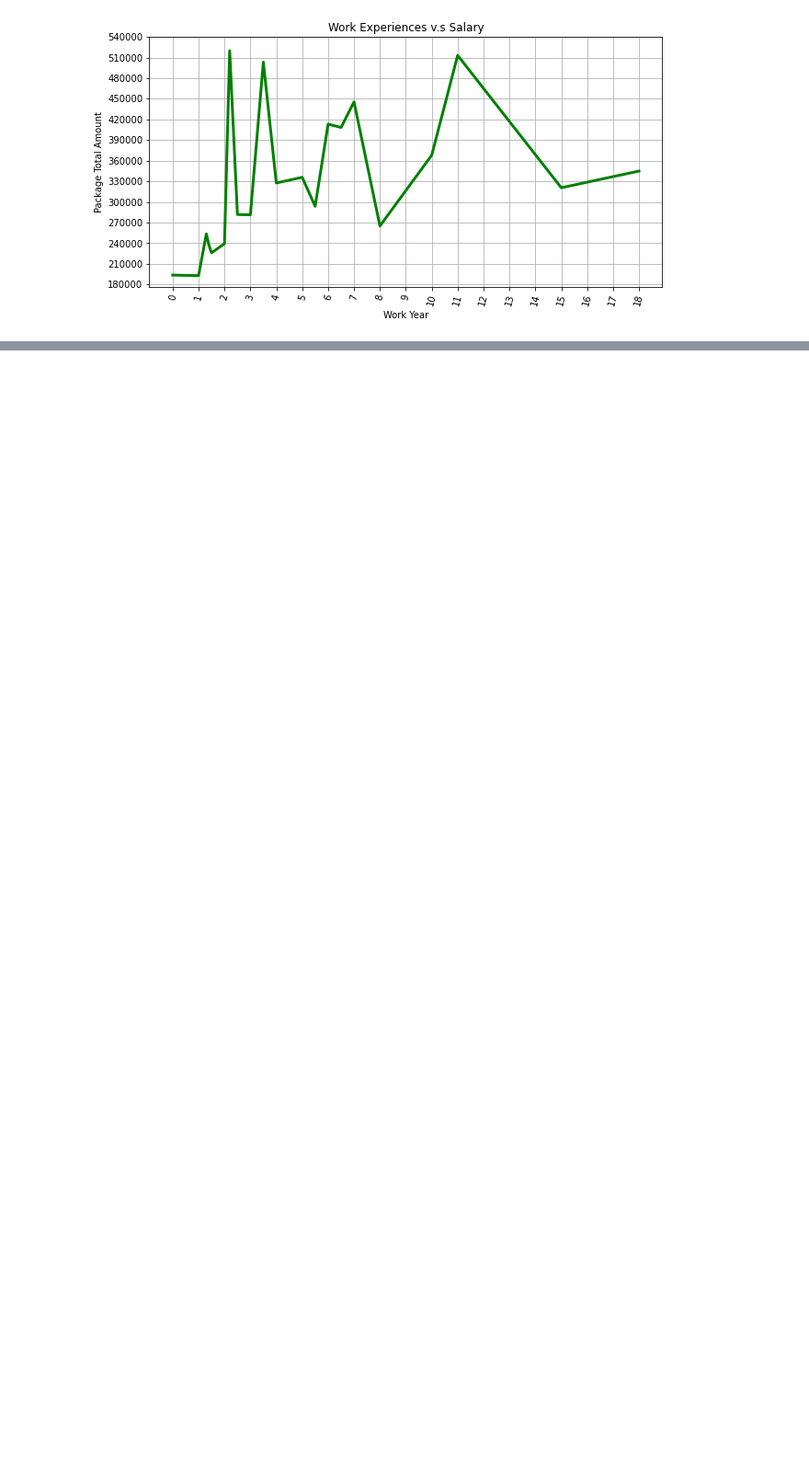
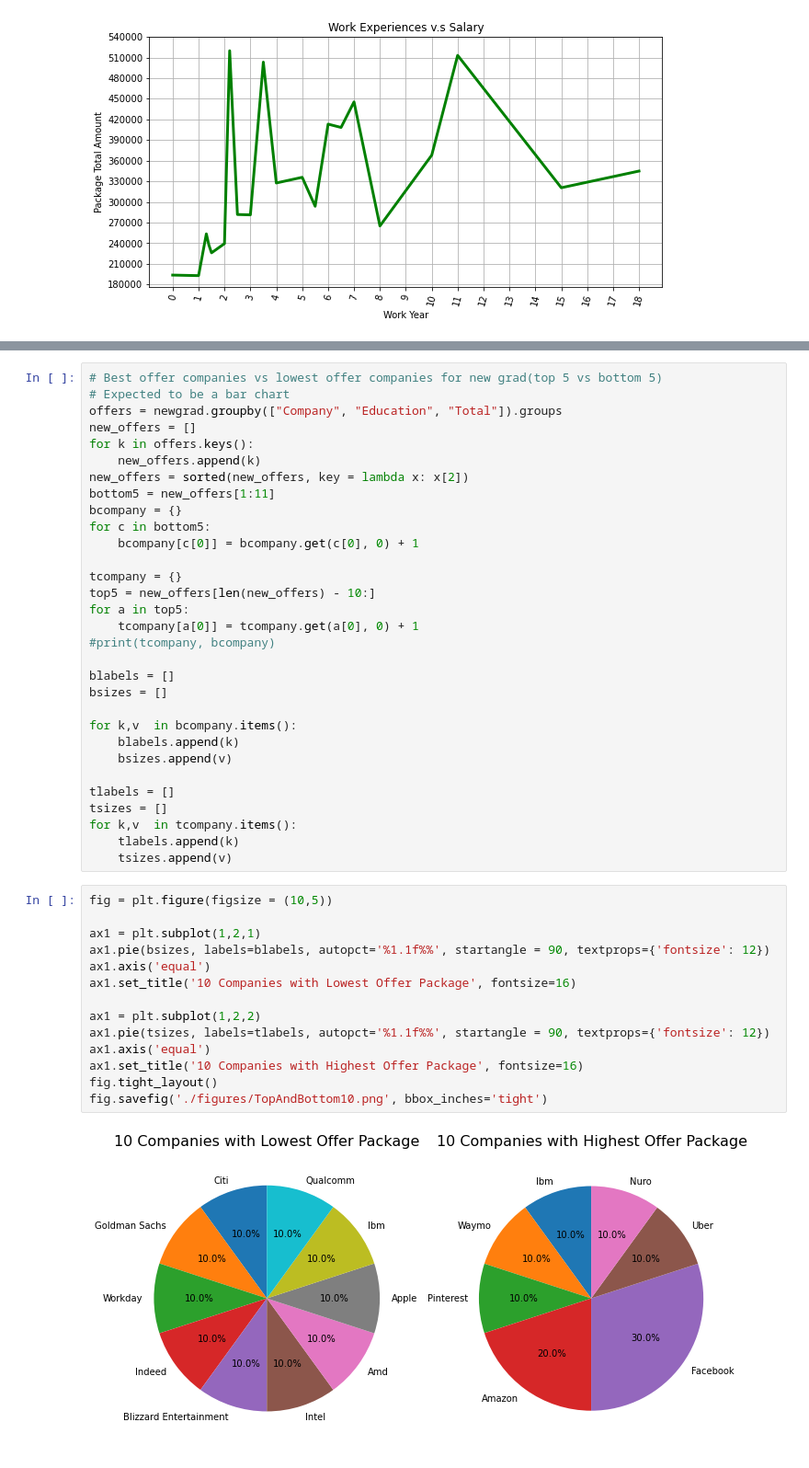
Before and after one commit to dorothyjx/damg-6105-Final-Project, a Jupyter notebook: project_final.ipynb, the cells around one changed output, grey strips where cells are left out. Shown at 92% size. Saved outputs shown, nothing was run; the diff lists cells and outputs as text; blank space fills up the shorter version.

```diff
--- a/project_final.ipynb
+++ b/project_final.ipynb
@@ -602,0 +603,47 @@ plt.savefig('./figures/ReturnOffer.png', bbox_inches='tight')
+# %%
+# Best offer companies vs lowest offer companies for new grad(top 5 vs bottom 5)
+# Expected to be a bar chart
+offers = newgrad.groupby(["Company", "Education", "Total"]).groups
+new_offers = []
+for k in offers.keys():
+    new_offers.append(k)
+new_offers = sorted(new_offers, key = lambda x: x[2])
+bottom5 = new_offers[1:11]
+bcompany = {}
+for c in bottom5:
+    bcompany[c[0]] = bcompany.get(c[0], 0) + 1
+
+tcompany = {}
+top5 = new_offers[len(new_offers) - 10:]
+for a in top5:
+    tcompany[a[0]] = tcompany.get(a[0], 0) + 1
+#print(tcompany, bcompany)
+
+blabels = []
+bsizes = []
+
+for k,v  in bcompany.items():
+    blabels.append(k)
+    bsizes.append(v)
+
+tlabels = []
+tsizes = []
+for k,v  in tcompany.items():
+    tlabels.append(k)
+    tsizes.append(v)
+# %%
+fig = plt.figure(figsize = (10,5))
+
+ax1 = plt.subplot(1,2,1)
+ax1.pie(bsizes, labels=blabels, autopct='%1.1f%%', startangle = 90, textprops={'fontsize': 12})
+ax1.axis('equal')
+ax1.set_title('10 Companies with Lowest Offer Package', fontsize=16)
+
+ax1 = plt.subplot(1,2,2)
+ax1.pie(tsizes, labels=tlabels, autopct='%1.1f%%', startangle = 90, textprops={'fontsize': 12})
+ax1.axis('equal')
+ax1.set_title('10 Companies with Highest Offer Package', fontsize=16)
+fig.tight_layout()
+fig.savefig('./figures/TopAndBottom10.png', bbox_inches='tight')
+# %% [output]
+[figure, added]
```
Also changed, not shown: parts of 1 cell of this notebook, 1 other file.
